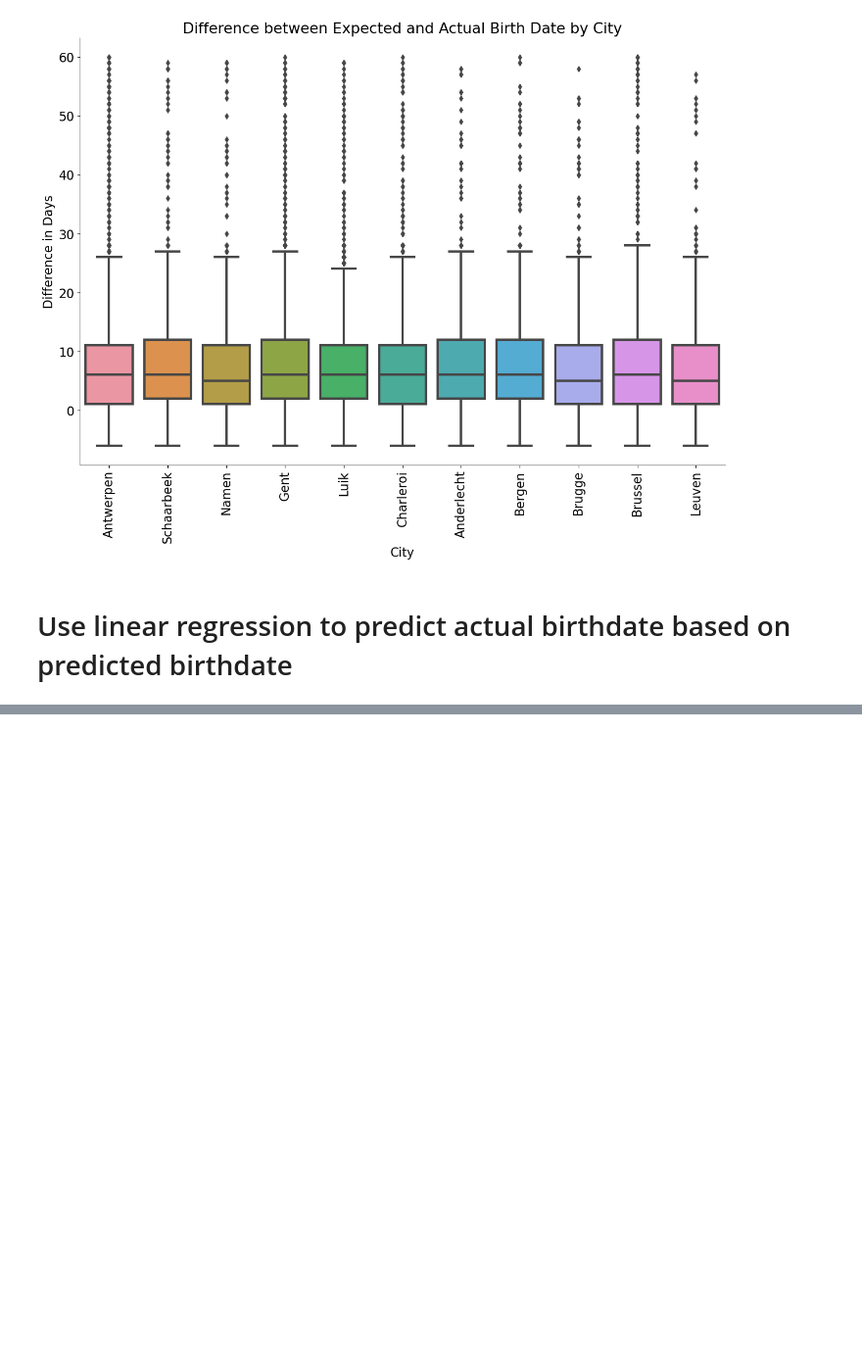
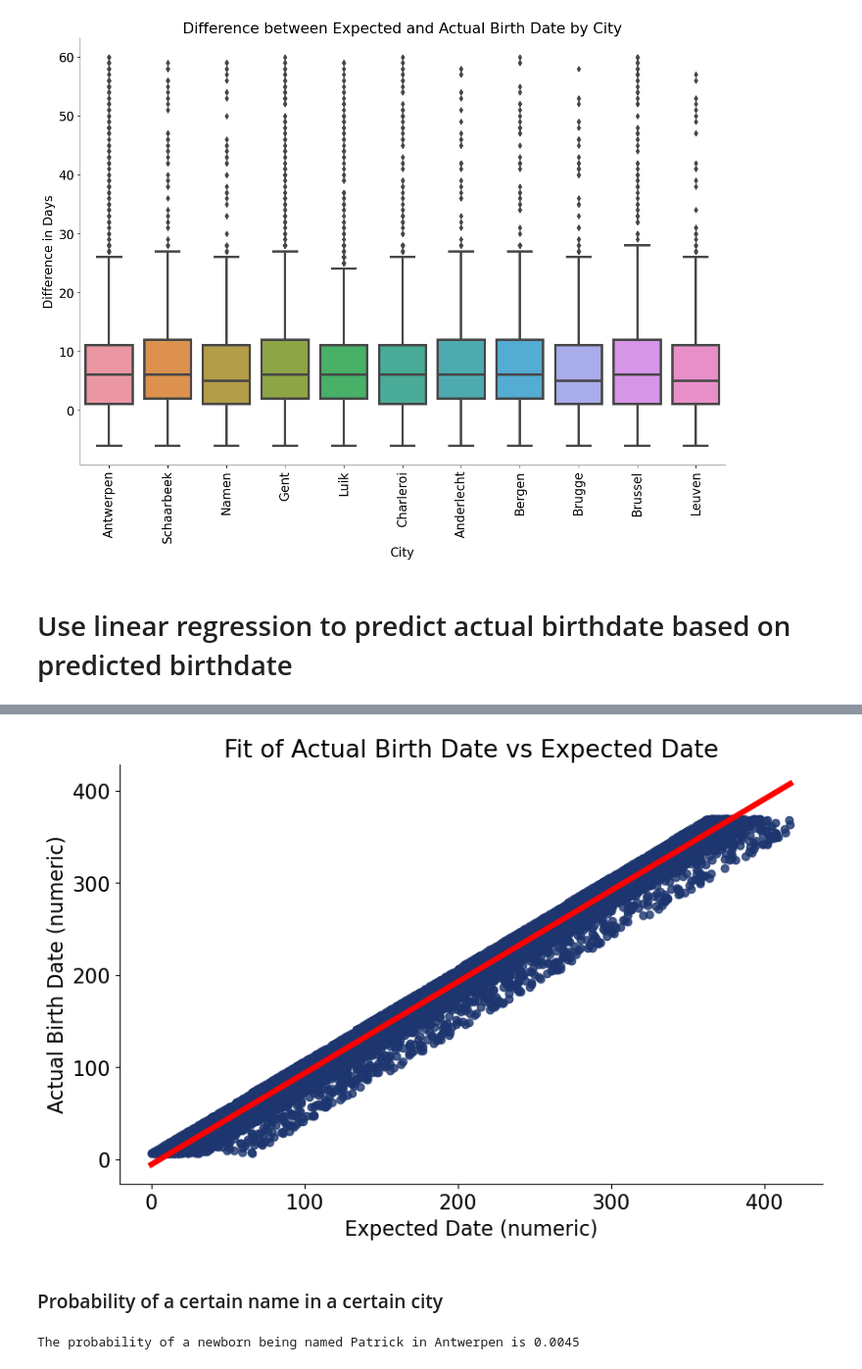
Before and after one commit to PhilippeGiorgino/syntra-examen-2024, a Jupyter notebook: notebooks/PhilippeGiorgino-syntra-examen-2024-deel1&deel2prep.ipynb, the cells around one changed output, grey strips where cells are left out. Shown at 98% size. Saved outputs shown, nothing was run; the diff lists cells and outputs as text; code cells hidden in the pictures; blank space fills up the shorter version.

```diff
--- a/notebooks/PhilippeGiorgino-syntra-examen-2024-deel1&deel2prep.ipynb
+++ b/notebooks/PhilippeGiorgino-syntra-examen-2024-deel1&deel2prep.ipynb
@@ -474,6 +449,0 @@ geboortes_clean_df_test
-# %%
-# Calculate the difference in days between 'geboorte datum' and 'verwachte datum'
-geboortes_cities_high_birthrate['date_diff'] = (geboortes_cities_high_birthrate['geboorte datum'] - geboortes_cities_high_birthrate['verwachte datum']).dt.days
-
-# Display the first few rows to verify
-display(geboortes_cities_high_birthrate)
@@ -534,0 +467,13 @@ plt.show()
+# %%
+import statsmodels.api as sm
+from statsmodels.formula.api import ols
+
+# Fit a linear model to predict 'geboorte datum' based on 'verwachte datum'
+geboortes_cities_high_birthrate['verwachte_numeric'] = (geboortes_cities_high_birthrate['verwachte datum'] - geboortes_cities_high_birthrate['verwachte datum'].min()).dt.days
+geboortes_cities_high_birthrate['geboorte_numeric'] = (geboortes_cities_high_birthrate['geboorte datum'] - geboortes_cities_high_birthrate['verwachte datum'].min()).dt.days
+
+# Create and fit the model
+model = ols('geboorte_numeric ~ verwachte_numeric', data=geboortes_cities_high_birthrate).fit()
+
+# Print the model summary
+print(model.summary())
@@ -534,0 +498,35 @@ plt.show()
+# %%
+# Scatter plot with regression line
+plt.figure(figsize=(10, 6))
+sns.regplot(x='verwachte_numeric', y='geboorte_numeric', data=geboortes_cities_high_birthrate, line_kws={'color': 'red'})
+plt.xlabel('Expected Date (numeric)')
+plt.ylabel('Actual Birth Date (numeric)')
+plt.title('Fit of Actual Birth Date vs Expected Date')
+plt.show()
+# %% [output]
+[figure, added]
+# %% [markdown]
+### Probability of a certain name in a certain city
+# %%
+# Function to calculate the probability that a new born will have a specific name in a specific city
+def calculate_name_probability(city, name, dataframe):
+    # Total number of births in the city
+    total_births_in_city = dataframe[dataframe['gemeente'] == city].shape[0]
+
+    # Number of births with the specific name in the city
+    births_with_name_in_city = dataframe[(dataframe['gemeente'] == city) & (dataframe['naam'] == name)].shape[0]
+
+    # Calculate the probability
+    if total_births_in_city == 0:
+        return 0
+    probability = births_with_name_in_city / total_births_in_city
+    return probability
+
+# Example usage
+city = 'Antwerpen'  # Replace with the city you are interested in
+name = 'Patrick'      # Replace with the name you are interested in
+
+probability = calculate_name_probability(city, name, geboortes_cities_high_birthrate)
+print(f'The probability of a newborn being named {name} in {city} is {probability:.4f}')
+# %% [output]
+The probability of a newborn being named Patrick in Antwerpen is 0.0045
```
Also changed, not shown: parts of 19 cells of this notebook.
